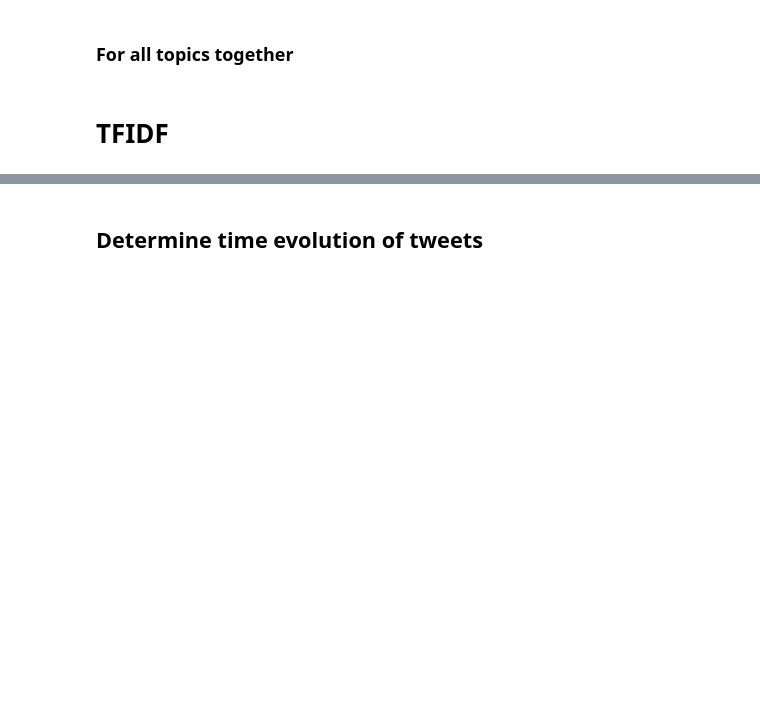
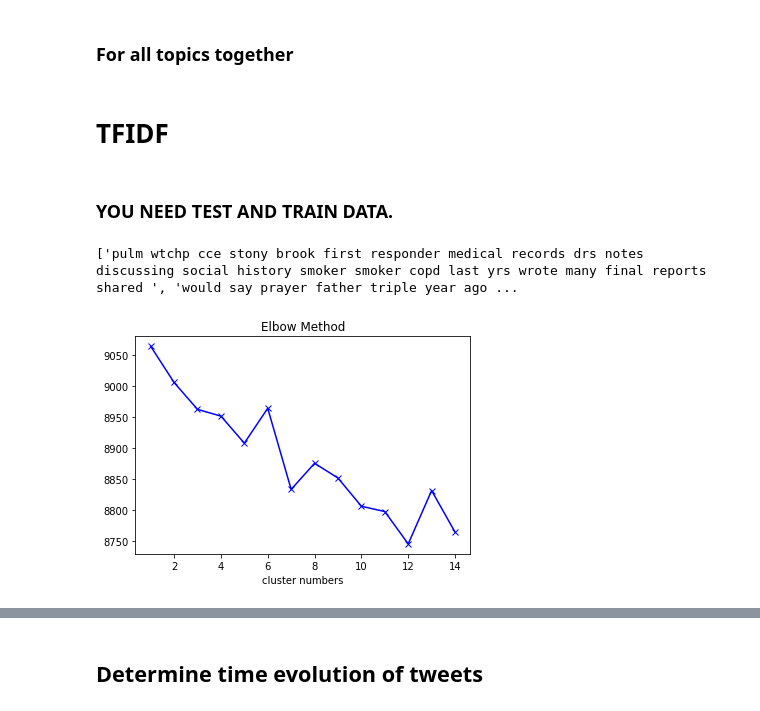
Before and after one commit to saharshayegan/Twitter_LDA_text_analysis, a Jupyter notebook: English_Twitter_LDA_TextAnalysis.ipynb, the cells around one changed output, grey strips where cells are left out. Cells and saved outputs as stored; diff of their text form; code cells hidden in the pictures; blank space fills up the shorter version.

```diff
--- a/English_Twitter_LDA_TextAnalysis.ipynb
+++ b/English_Twitter_LDA_TextAnalysis.ipynb
@@ -264,0 +260,46 @@ for disease in diseases:
+# %% [markdown]
+### YOU NEED TEST AND TRAIN DATA.
+# %%
+import pickle
+import numpy as np
+import pandas as pd
+from sklearn.cluster import MiniBatchKMeans
+from sklearn.feature_extraction.text import TfidfVectorizer
+
+for disease in ['COPD']:#diseases:
+  tweets_clean = pickle.load(open(path+disease+"_clean_final.pickle", "rb" ) )
+
+  # You need to change the cleaning process.
+  # or concatinate the tokens to create the entences.
+  # this will not work with tokens. it gets a column of sentences in your df.
+  text_content = tweets_clean
+  for i in range(len(text_content)):
+    s = ''
+    for token in text_content[i]:
+      s += token + ' '
+    text_content[i] = s
+  vector = TfidfVectorizer(stop_words = 'english') #Dont need stop words
+  tfidf = vector.fit_transform(text_content)
+  print(text_content[0:10])
+# %% [output]
+['pulm wtchp cce stony brook first responder medical records drs notes discussing social history smoker smoker copd last yrs wrote many final reports shared ', 'would say prayer father triple year ago ...
+# %%
+## YOU SHOULD ALSO DO ALL THE REST FOR EACH TOPIC
+
+# 3. Using elbow method to decide cluster number
+# Introduction to elbow method
+
+K = range(1,15)
+SSE = []
+for k in K:
+    kmeans = MiniBatchKMeans(n_clusters = k,batch_size = 300)
+    kmeans.fit(tfidf)
+    SSE.append(kmeans.inertia_)
+
+import matplotlib.pyplot as plt
+plt.plot(K,SSE,'bx-')
+plt.title('Elbow Method')
+plt.xlabel('cluster numbers')
+plt.show()
+# %% [output]
+[figure, added]
```
Also changed, not shown: parts of 4 cells of this notebook.
